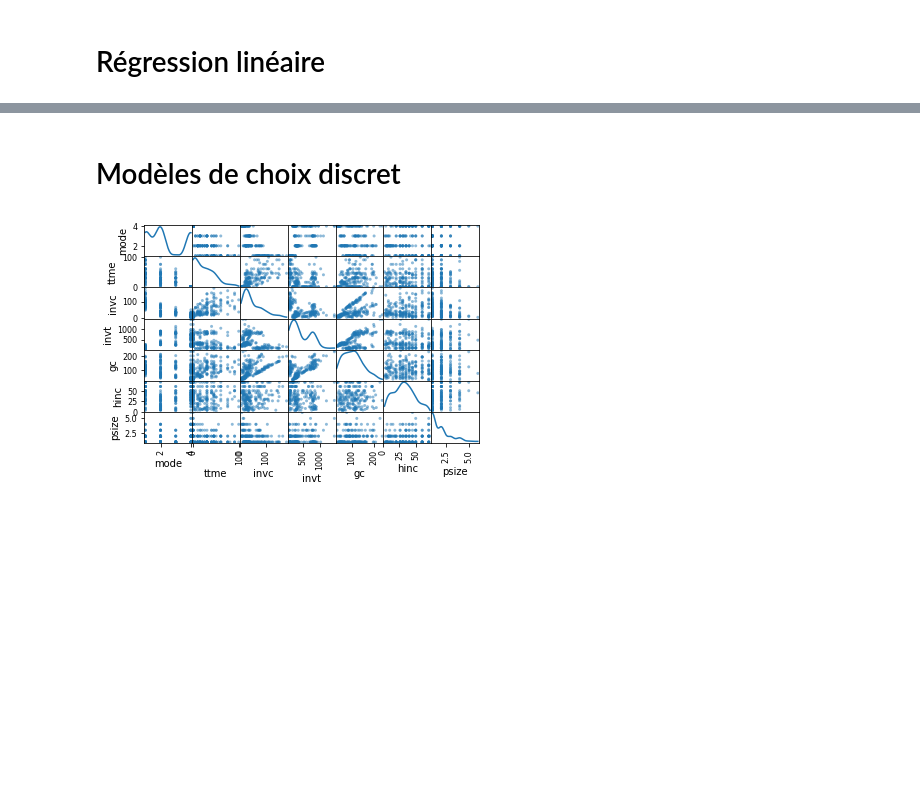
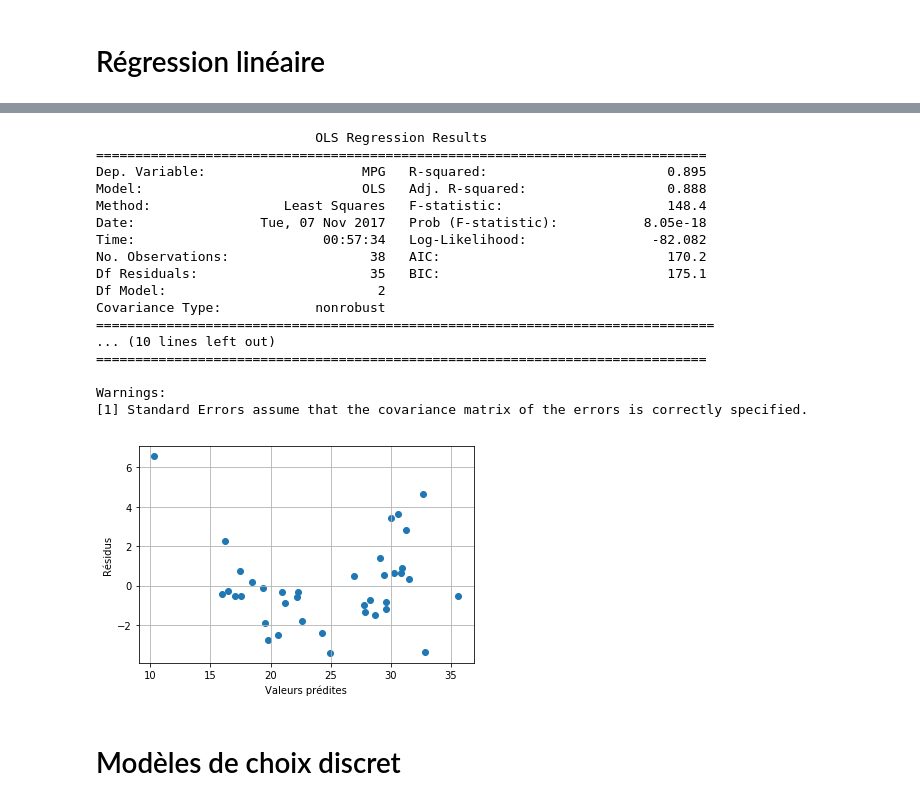
Before and after one commit to nsaunier/CIV8760, a Jupyter notebook: 04-modeles-statistiques.ipynb, the cells around one changed output, grey strips where cells are left out. Drawn from its saved outputs; the diff is of its cells as text; code cells hidden in the pictures; blank space fills up the shorter version.

```diff
--- a/04-modeles-statistiques.ipynb
+++ b/04-modeles-statistiques.ipynb
@@ -237,16 +282,45 @@ Résultats de l'ANNOVA 3.40637005365 0.0140295495064
+# %%
+model = smf.ols('MPG ~ Weight + Drive_Ratio', data = data)
+#C(Cylinders)
+results = model.fit()
+print(results.summary())
+plt.figure()
+plt.scatter(results.fittedvalues, results.resid)
+plt.xlabel('Valeurs prédites')
+plt.ylabel('Résidus')
+plt.grid()
+# %% [output]
+                            OLS Regression Results
+==============================================================================
+Dep. Variable:                    MPG   R-squared:                       0.895
+Model:                            OLS   Adj. R-squared:                  0.888
+Method:                 Least Squares   F-statistic:                     148.4
+Date:                Tue, 07 Nov 2017   Prob (F-statistic):           8.05e-18
+Time:                        00:57:34   Log-Likelihood:                -82.082
+No. Observations:                  38   AIC:                             170.2
+Df Residuals:                      35   BIC:                             175.1
+Df Model:                           2
+Covariance Type:            nonrobust
+===============================================================================
+... (10 lines left out)
+==============================================================================
+
+Warnings:
+[1] Standard Errors assume that the covariance matrix of the errors is correctly specified.
+[figure, added]
 # %% [markdown]
 # Modèles de choix discret
 # %%
-# modele logit binaire (probabilite de marcher) et multinomial (choix de mode / gravite des accidents)
-# Travel Mode Choice
+# Travel Mode Choice http://www.statsmodels.org/stable/datasets/generated/modechoice.html
+# mode =
+#        1 - air
+#        2 - train
+#        3 - bus
+#        4 - car
 modechoices = sm.datasets.modechoice.load_pandas()
 #print(modechoices.data.info())
 #modechoices.data.describe()
-data = modechoices.data[modechoices.data['choice'] == 1.]
+data = modechoices.data[modechoices.data['choice'] == 1.].copy()
 #print(data.info(), data['mode'])
 #parallel_coordinates(data, 'mode')
-cols = data.columns
-#print(cols)
-res=scatter_matrix(data[['mode', 'ttme', 'invc', 'invt', 'gc', 'hinc', 'psize']], diagonal='kde')
+#res=scatter_matrix(data[['mode', 'ttme', 'invc', 'invt', 'gc', 'hinc', 'psize']], diagonal='kde')
-# %% [output]
-[figure, removed]
```
Also changed, not shown: parts of 9 cells of this notebook, 2 other files.
